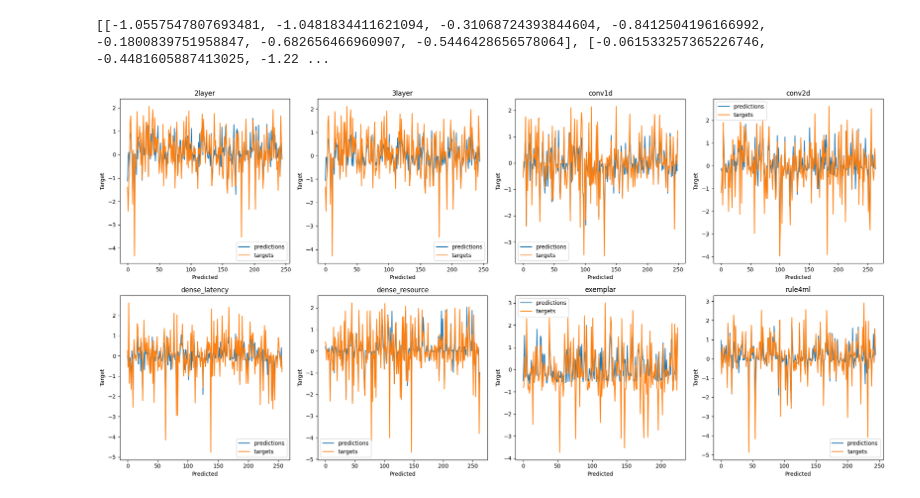
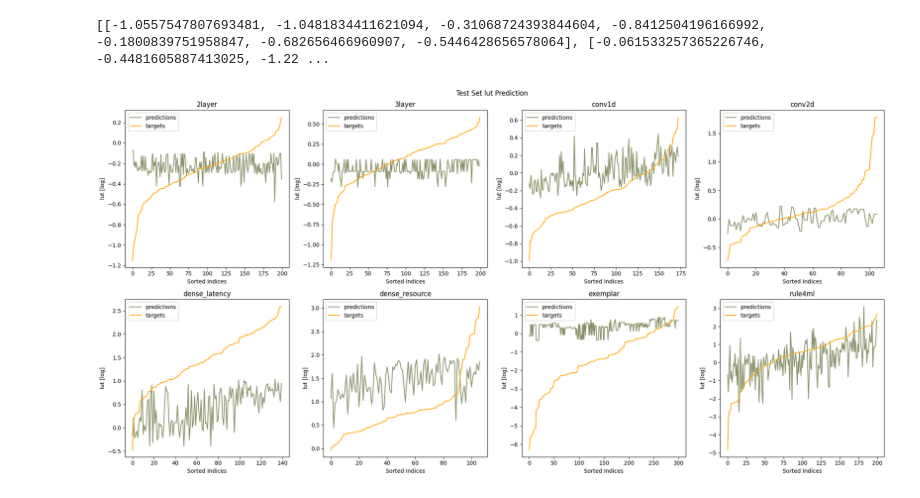
Before and after one commit to brios-polimi/ll-hls4ml, a Jupyter notebook: notebooks/05_trans_vs_ind_compare.ipynb, the cells around one changed output. Cells and saved outputs as stored; diff of their text form; code cells hidden in the pictures.

```diff
--- a/notebooks/05_trans_vs_ind_compare.ipynb
+++ b/notebooks/05_trans_vs_ind_compare.ipynb
@@ -72,24 +96,29 @@ print(training_histories["3layer"]["best_val_preds"])
 # %% [output]
 [[-1.0557547807693481, -1.0481834411621094, -0.31068724393844604, -0.8412504196166992, -0.1800839751958847, -0.682656466960907, -0.5446428656578064], [-0.061533257365226746, -0.4481605887413025, -1.22 ...
 # %%
+from ll_hls4ml.io.schema import LABEL_KEYS
+label = "lut"
+lbl_idx = LABEL_KEYS.index(label)
+
 # Plot validation preds vs targets for each kernel type on multi-figure
 num_kernels = len(kernel_types)
 num_rows = 2
 num_cols = num_kernels // num_rows
 fig, axes = plt.subplots(num_rows, num_cols, figsize=(num_cols * 5, num_rows * 5))
 
 for i, kernel_type in enumerate(kernel_types):
-    preds = np.array(training_histories[kernel_type]["best_val_preds"])[:, 0]
-    targets = np.array(training_histories[kernel_type]["best_val_targets"])[:, 0]
+    preds = np.array(training_histories[kernel_type]["test_preds"])[:, lbl_idx]
+    targets = np.array(training_histories[kernel_type]["test_targets"])[:, lbl_idx]
     sorted_idx = targets.argsort()
     ax = axes[i // num_cols, i % num_cols]
-    ax.plot(preds, label="predictions")
-    ax.plot(targets, label="targets")
-    ax.set_xlabel("Predicted")
-    ax.set_ylabel("Target")
-    ax.set_title(kernel_type)
+    ax.plot(preds[sorted_idx], label="predictions", color="#606c38", alpha=0.75)
+    ax.plot(targets[sorted_idx], label="targets", color="orange")
+    ax.set_xlabel("Sorted Indices")
+    ax.set_ylabel(f"{label} [log]")
+    ax.set_title(f"{kernel_type}")
     ax.legend()
+fig.suptitle(f"Test Set {label} Prediction")
 plt.tight_layout()
 plt.show()
 # %% [output]
-[figure, old version]
+[figure, new version]
```
Also changed, not shown: parts of 2 cells of this notebook, 1 other file.
